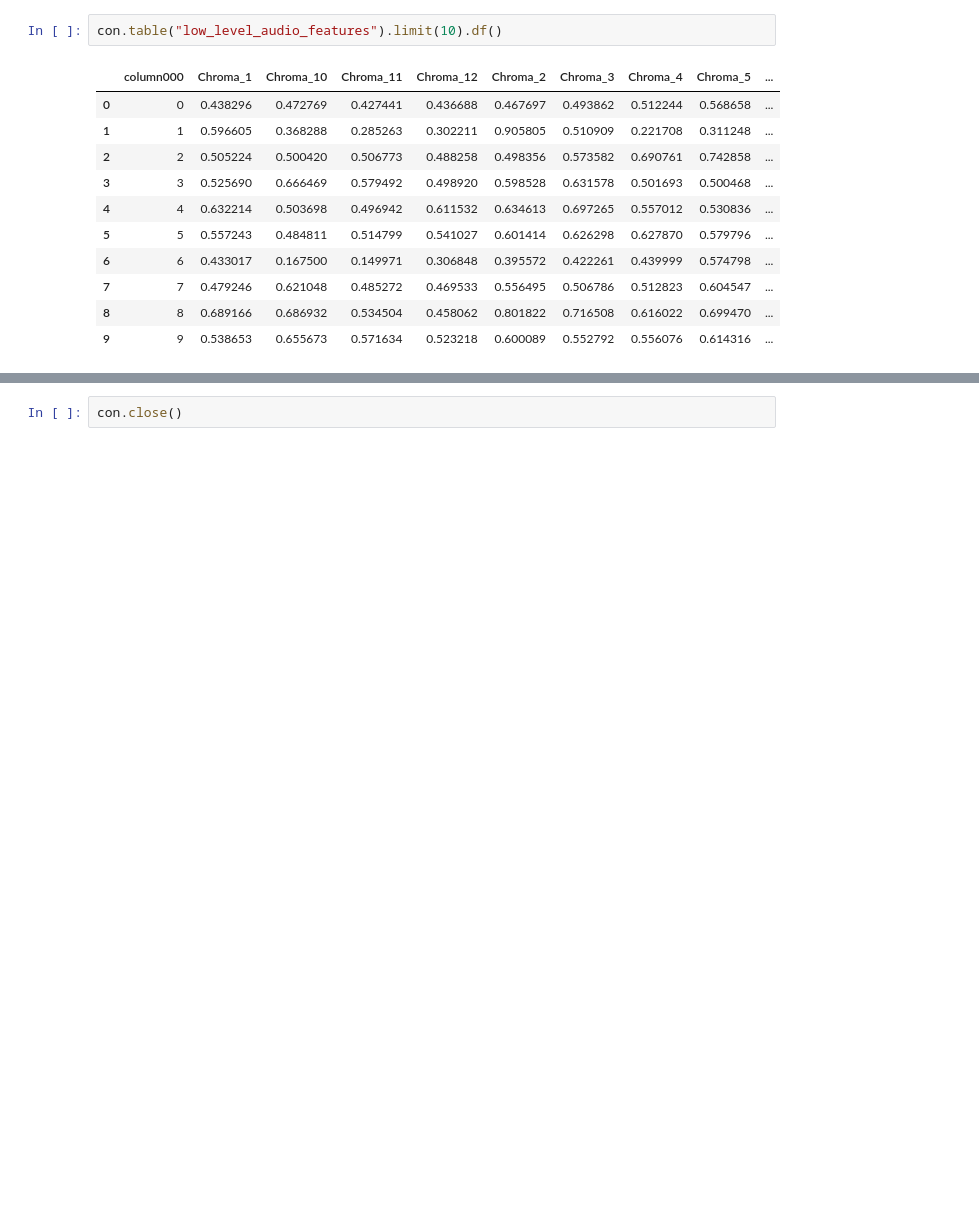
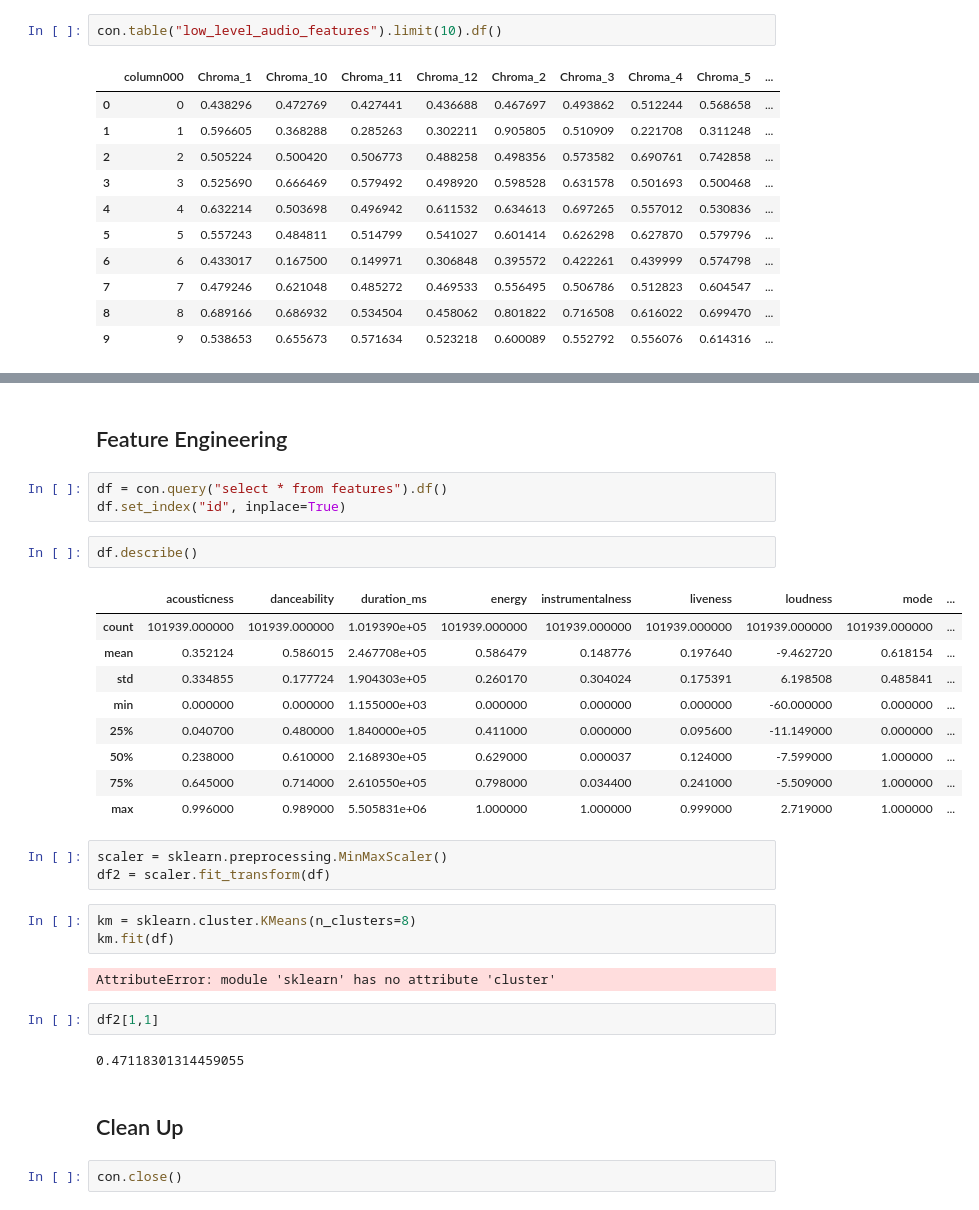
Before and after one commit to dejse/spotify-recommendation-streamlit, a Jupyter notebook: notebooks/data-explore.ipynb, the cells around one changed output, grey strips where cells are left out. Drawn from its saved outputs; the diff is of its cells as text; blank space fills up the shorter version.

```diff
--- a/notebooks/data-explore.ipynb
+++ b/notebooks/data-explore.ipynb
@@ -116,2 +124,33 @@ con.query(sql).limit(10).df()
+# %% [markdown]
+## Feature Engineering
+# %%
+df = con.query("select * from features").df()
+df.set_index("id", inplace=True)
+# %%
+df.describe()
+# %% [output]
+|  | acousticness | danceability | duration_ms | energy | instrumentalness | liveness | loudness | mode | ... |
+| count | 101939.000000 | 101939.000000 | 1.019390e+05 | 101939.000000 | 101939.000000 | 101939.000000 | 101939.000000 | 101939.000000 | ... |
+| mean | 0.352124 | 0.586015 | 2.467708e+05 | 0.586479 | 0.148776 | 0.197640 | -9.462720 | 0.618154 | ... |
+| std | 0.334855 | 0.177724 | 1.904303e+05 | 0.260170 | 0.304024 | 0.175391 | 6.198508 | 0.485841 | ... |
+| min | 0.000000 | 0.000000 | 1.155000e+03 | 0.000000 | 0.000000 | 0.000000 | -60.000000 | 0.000000 | ... |
+| 25% | 0.040700 | 0.480000 | 1.840000e+05 | 0.411000 | 0.000000 | 0.095600 | -11.149000 | 0.000000 | ... |
+| 50% | 0.238000 | 0.610000 | 2.168930e+05 | 0.629000 | 0.000037 | 0.124000 | -7.599000 | 1.000000 | ... |
+| 75% | 0.645000 | 0.714000 | 2.610550e+05 | 0.798000 | 0.034400 | 0.241000 | -5.509000 | 1.000000 | ... |
+| max | 0.996000 | 0.989000 | 5.505831e+06 | 1.000000 | 1.000000 | 0.999000 | 2.719000 | 1.000000 | ... |
+# %%
+scaler = sklearn.preprocessing.MinMaxScaler()
+df2 = scaler.fit_transform(df)
+# %%
+km = sklearn.cluster.KMeans(n_clusters=8)
+km.fit(df)
+# %% [output]
+AttributeError: module 'sklearn' has no attribute 'cluster'
+# %%
+df2[1,1]
+# %% [output]
+0.47118301314459055
+# %% [markdown]
+## Clean Up
 # %%
 con.close()
```
Also changed, not shown: parts of 3 cells of this notebook.
